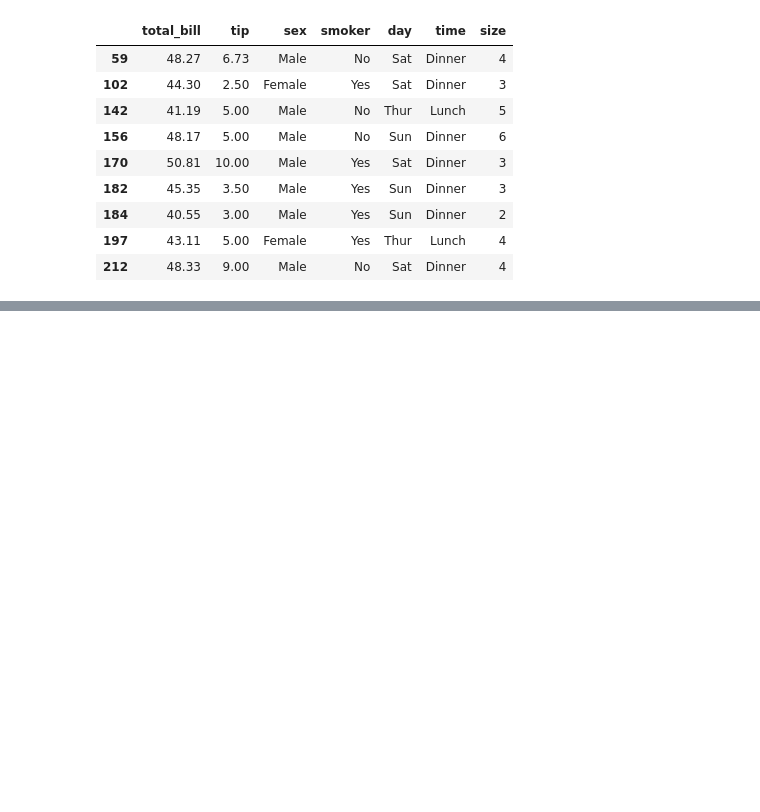
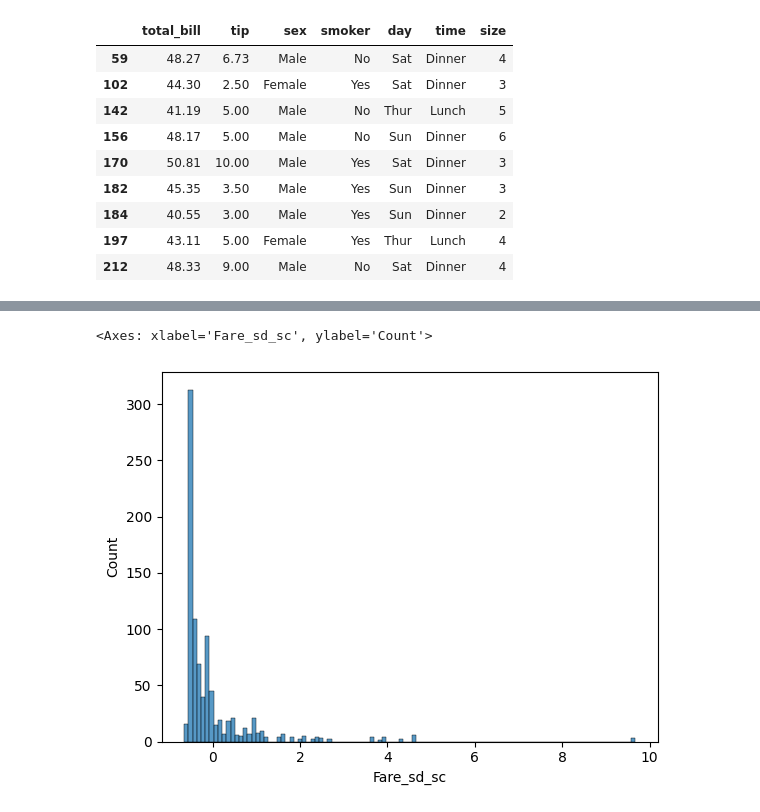
Before and after one commit to Joy-9707/sparta_practice, a Jupyter notebook: eda.ipynb, the cells around one changed output, grey strips where cells are left out. Cells and saved outputs as stored; diff of their text form; code cells hidden in the pictures; blank space fills up the shorter version.

```diff
--- a/eda.ipynb
+++ b/eda.ipynb
@@ -164,0 +474,5 @@ tips_df[cond2]
+# %%
+sns.histplot(titanic_df['Fare_sd_sc'])
+# %% [output]
+<Axes: xlabel='Fare_sd_sc', ylabel='Count'>
+[figure, added]
```
Also changed, not shown: parts of 39 cells of this notebook, 2 other files.
